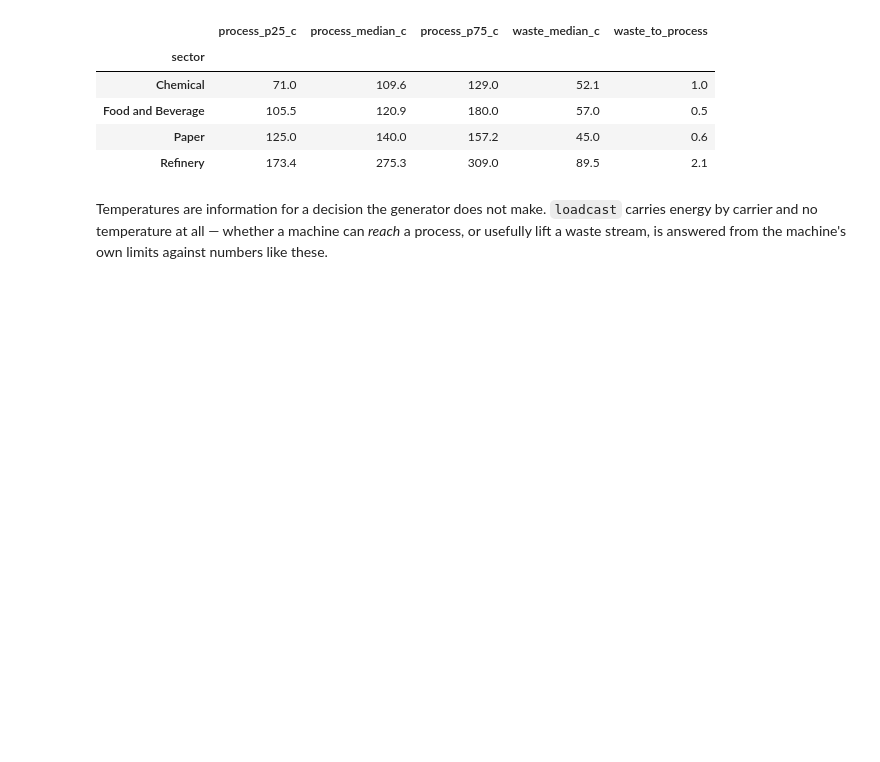
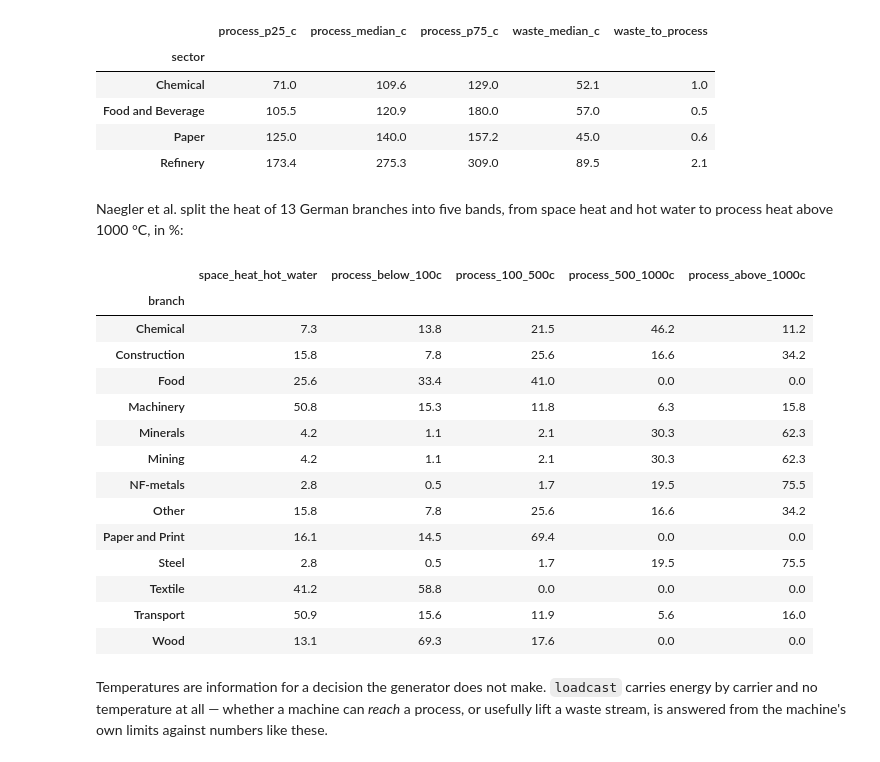
Before and after one commit to Matt-haug/loadcast, a Jupyter notebook: examples/01_tutorial.ipynb, the cells around one changed output. Drawn from its saved outputs; the diff is of its cells as text; code cells hidden in the pictures; blank space fills up the shorter version.

```diff
--- a/examples/01_tutorial.ipynb
+++ b/examples/01_tutorial.ipynb
@@ -880,6 +888,27 @@ lc.reference.sector_temperatures()[["process_p25_c", "process_median_c",
 | Food and Beverage | 105.5 | 120.9 | 180.0 | 57.0 | 0.5 |
 | Paper | 125.0 | 140.0 | 157.2 | 45.0 | 0.6 |
 | Refinery | 173.4 | 275.3 | 309.0 | 89.5 | 2.1 |
+# %% [markdown]
+Naegler et al. split the heat of 13 German branches into five bands, from
+space heat and hot water to process heat above 1000 °C, in %:
+# %%
+lc.reference.temperature_bands("naegler")
+# %% [output]
+|  | space_heat_hot_water | process_below_100c | process_100_500c | process_500_1000c | process_above_1000c |
+| branch |  |  |  |  |  |
+| Chemical | 7.3 | 13.8 | 21.5 | 46.2 | 11.2 |
+| Construction | 15.8 | 7.8 | 25.6 | 16.6 | 34.2 |
+| Food | 25.6 | 33.4 | 41.0 | 0.0 | 0.0 |
+| Machinery | 50.8 | 15.3 | 11.8 | 6.3 | 15.8 |
+| Minerals | 4.2 | 1.1 | 2.1 | 30.3 | 62.3 |
+| Mining | 4.2 | 1.1 | 2.1 | 30.3 | 62.3 |
+| NF-metals | 2.8 | 0.5 | 1.7 | 19.5 | 75.5 |
+| Other | 15.8 | 7.8 | 25.6 | 16.6 | 34.2 |
+| Paper and Print | 16.1 | 14.5 | 69.4 | 0.0 | 0.0 |
+| Steel | 2.8 | 0.5 | 1.7 | 19.5 | 75.5 |
+| Textile | 41.2 | 58.8 | 0.0 | 0.0 | 0.0 |
+| Transport | 50.9 | 15.6 | 11.9 | 5.6 | 16.0 |
+| Wood | 13.1 | 69.3 | 17.6 | 0.0 | 0.0 |
 # %% [markdown]
 Temperatures are information for a decision the generator does not make.
 `loadcast` carries energy by carrier and no temperature at all — whether a
```
Also changed, not shown: parts of 5 cells of this notebook, 18 other files.
